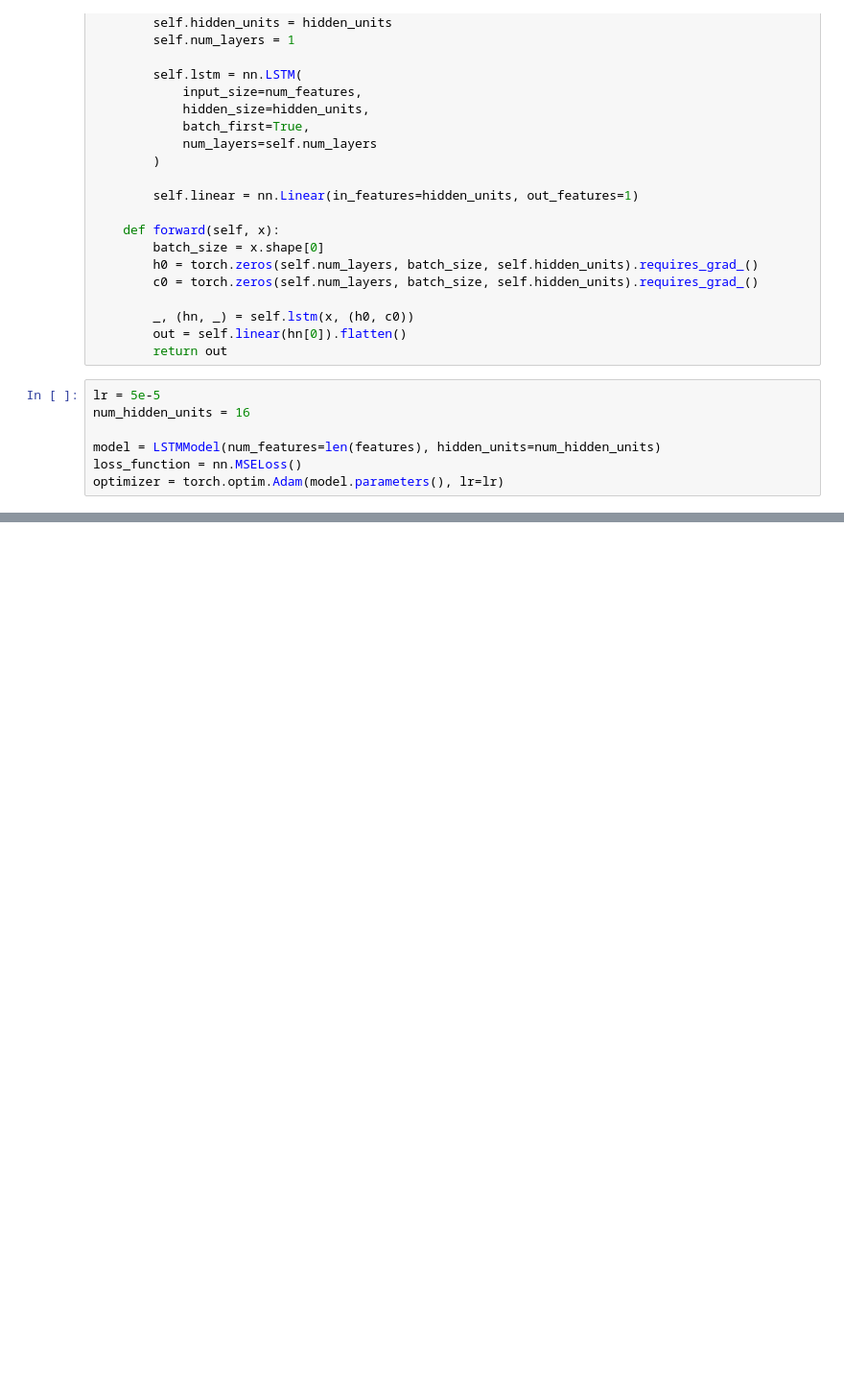
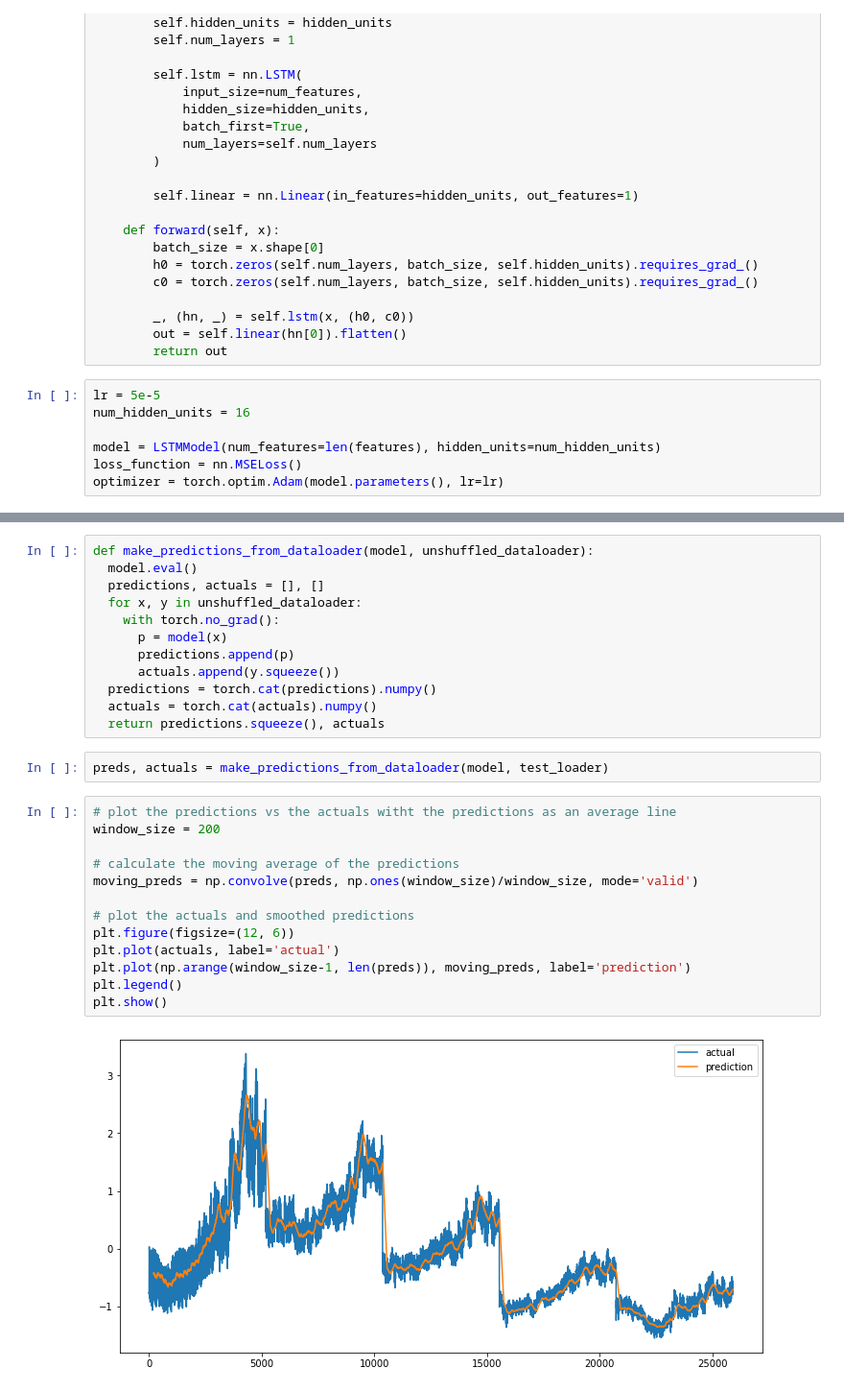
Before and after one commit to Anderzz/it3030, a Jupyter notebook: assignment2/learning2.ipynb, the cells around one changed output, grey strips where cells are left out. Shown at 96% size. Drawn from its saved outputs; the diff is of its cells as text; blank space fills up the shorter version.

```diff
--- a/assignment2/learning2.ipynb
+++ b/assignment2/learning2.ipynb
@@ -275,0 +258,29 @@ plot_losses(t_losses, v_losses)
+# %%
+def make_predictions_from_dataloader(model, unshuffled_dataloader):
+  model.eval()
+  predictions, actuals = [], []
+  for x, y in unshuffled_dataloader:
+    with torch.no_grad():
+      p = model(x)
+      predictions.append(p)
+      actuals.append(y.squeeze())
+  predictions = torch.cat(predictions).numpy()
+  actuals = torch.cat(actuals).numpy()
+  return predictions.squeeze(), actuals
+# %%
+preds, actuals = make_predictions_from_dataloader(model, test_loader)
+# %%
+# plot the predictions vs the actuals witht the predictions as an average line
+window_size = 200
+
+# calculate the moving average of the predictions
+moving_preds = np.convolve(preds, np.ones(window_size)/window_size, mode='valid')
+
+# plot the actuals and smoothed predictions
+plt.figure(figsize=(12, 6))
+plt.plot(actuals, label='actual')
+plt.plot(np.arange(window_size-1, len(preds)), moving_preds, label='prediction')
+plt.legend()
+plt.show()
+# %% [output]
+[figure, added]
```
Also changed, not shown: parts of 18 cells of this notebook, 4 other files.
